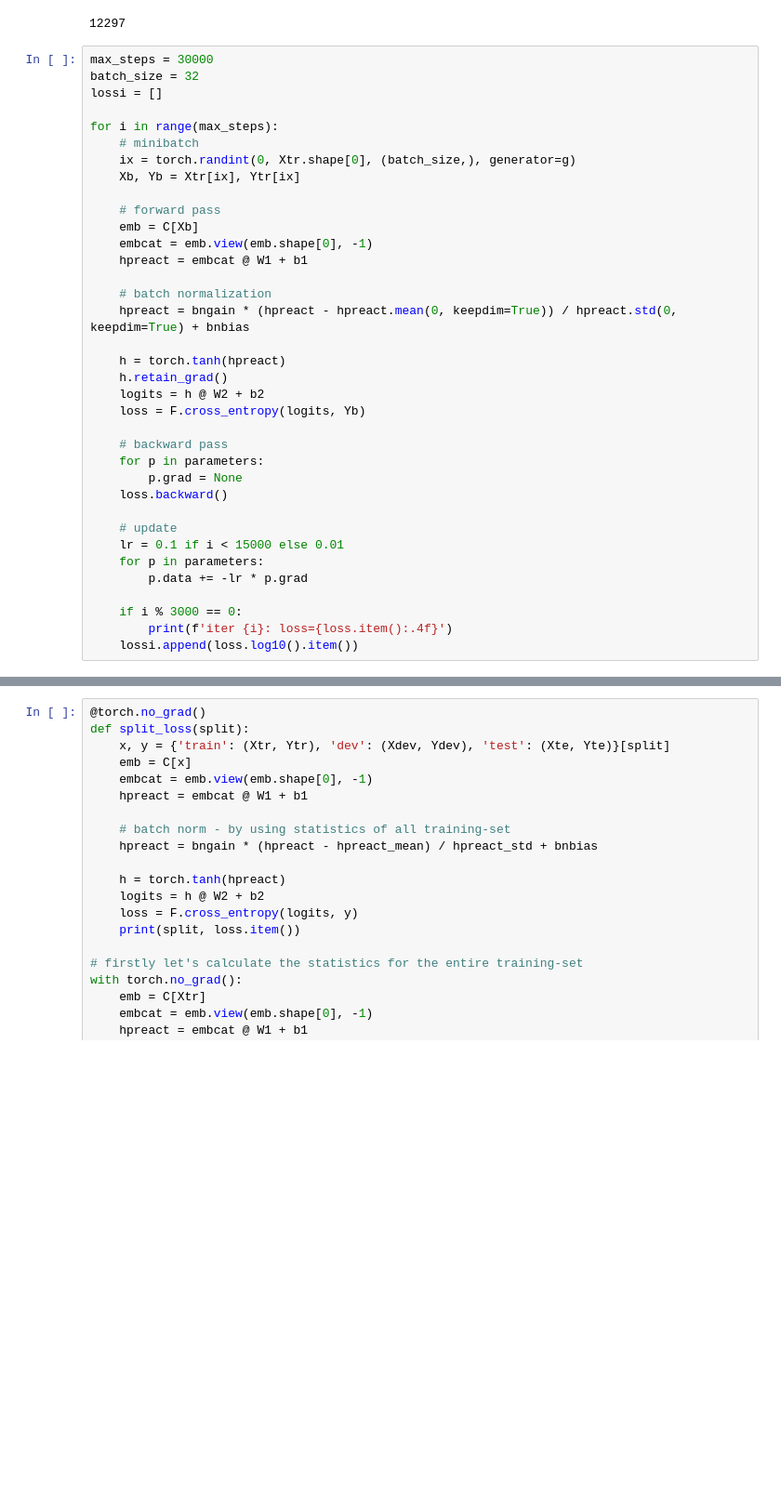
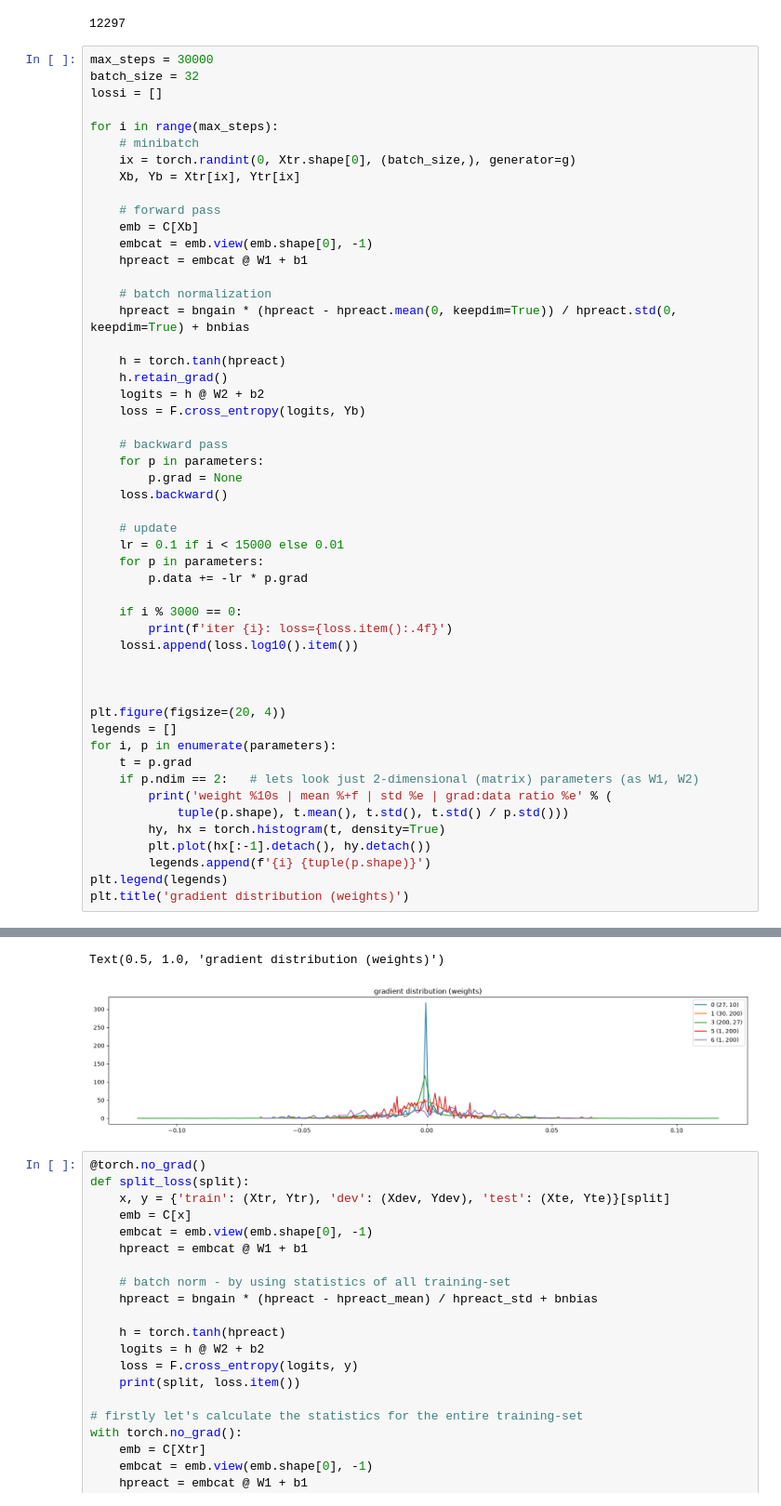
Before and after one commit to altugikiz/DL-from-scratch, a Jupyter notebook: 04-makemore-mlp-internals/makemore_internals.ipynb, the cells around one changed output, grey strips where cells are left out. Shown at 93% size. Cells and saved outputs as stored; diff of their text form; blank space fills up the shorter version.

Commit message:
Add Viz #3 (parameter gradient stats) and Viz #4 (update:data ratio over time)

```diff
--- a/04-makemore-mlp-internals/makemore_internals.ipynb
+++ b/04-makemore-mlp-internals/makemore_internals.ipynb
@@ -227,4 +227,19 @@ for i in range(max_steps):
     if i % 3000 == 0:
         print(f'iter {i}: loss={loss.item():.4f}')
     lossi.append(loss.log10().item())
+
+
+
+plt.figure(figsize=(20, 4))
+legends = []
+for i, p in enumerate(parameters):
+    t = p.grad
+    if p.ndim == 2:   # lets look just 2-dimensional (matrix) parameters (as W1, W2)
+        print('weight %10s | mean %+f | std %e | grad:data ratio %e' % (
+            tuple(p.shape), t.mean(), t.std(), t.std() / p.std()))
+        hy, hx = torch.histogram(t, density=True)
+        plt.plot(hx[:-1].detach(), hy.detach())
+        legends.append(f'{i} {tuple(p.shape)}')
+plt.legend(legends)
+plt.title('gradient distribution (weights)')
 # %% [output]
@@ -241,3 +263,5 @@ iter 27000: loss=1.6606
+Text(0.5, 1.0, 'gradient distribution (weights)')
+[figure, added]
 # %%
 @torch.no_grad()
 def split_loss(split):
```
Also changed, not shown: parts of 10 cells of this notebook, 1 other file.
